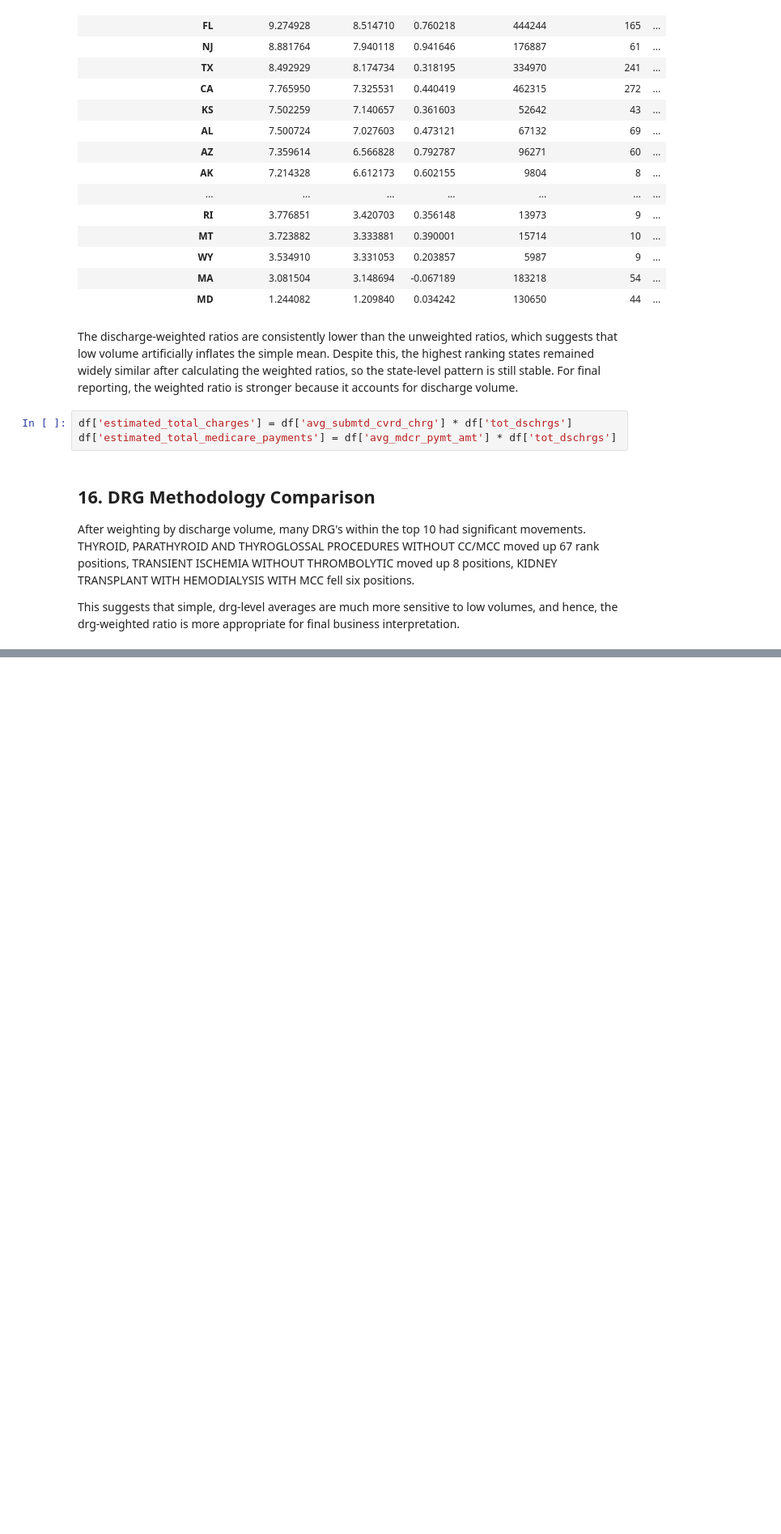
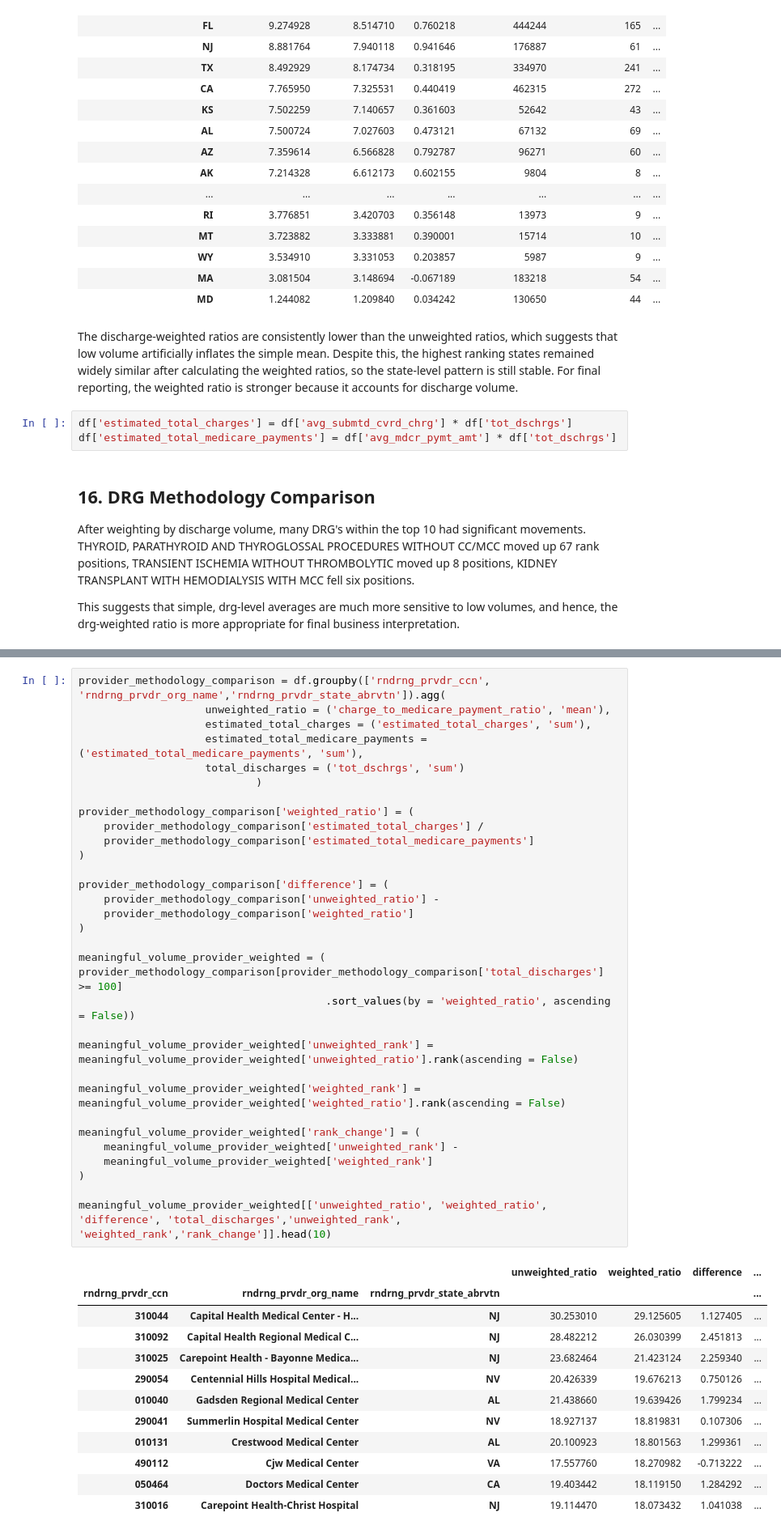
Before and after one commit to gurbaj8226/Hospital-Charge-vs-Medicare-Reimbursement-Analysis, a Jupyter notebook: notebooks/01_Data_Cleaning_and_Preparation.ipynb, the cells around one changed output, grey strips where cells are left out. Shown at 81% size. Drawn from its saved outputs; the diff is of its cells as text; blank space fills up the shorter version.

```diff
--- a/notebooks/01_Data_Cleaning_and_Preparation.ipynb
+++ b/notebooks/01_Data_Cleaning_and_Preparation.ipynb
@@ -707,0 +731,44 @@ Weighting by discharge volume changed the DRG ranking more than it changed the s
+# %%
+provider_methodology_comparison = df.groupby(['rndrng_prvdr_ccn', 'rndrng_prvdr_org_name','rndrng_prvdr_state_abrvtn']).agg(
+                    unweighted_ratio = ('charge_to_medicare_payment_ratio', 'mean'),
+                    estimated_total_charges = ('estimated_total_charges', 'sum'),
+                    estimated_total_medicare_payments = ('estimated_total_medicare_payments', 'sum'),
+                    total_discharges = ('tot_dschrgs', 'sum')
+                            )
+
+provider_methodology_comparison['weighted_ratio'] = (
+    provider_methodology_comparison['estimated_total_charges'] /
+    provider_methodology_comparison['estimated_total_medicare_payments']
+)
+
+provider_methodology_comparison['difference'] = (
+    provider_methodology_comparison['unweighted_ratio'] -
+    provider_methodology_comparison['weighted_ratio']
+)
+
+meaningful_volume_provider_weighted = ( provider_methodology_comparison[provider_methodology_comparison['total_discharges'] >= 100]
+                                       .sort_values(by = 'weighted_ratio', ascending = False))
+
+meaningful_volume_provider_weighted['unweighted_rank'] = meaningful_volume_provider_weighted['unweighted_ratio'].rank(ascending = False)
+
+meaningful_volume_provider_weighted['weighted_rank'] = meaningful_volume_provider_weighted['weighted_ratio'].rank(ascending = False)
+
+meaningful_volume_provider_weighted['rank_change'] = (
+    meaningful_volume_provider_weighted['unweighted_rank'] -
+    meaningful_volume_provider_weighted['weighted_rank']
+)
+
+meaningful_volume_provider_weighted[['unweighted_ratio', 'weighted_ratio', 'difference', 'total_discharges','unweighted_rank', 'weighted_rank','rank_change']].head(10)
+# %% [output]
+|  |  |  | unweighted_ratio | weighted_ratio | difference | ... |
+| rndrng_prvdr_ccn | rndrng_prvdr_org_name | rndrng_prvdr_state_abrvtn |  |  |  | ... |
+| 310044 | Capital Health Medical Center - H... | NJ | 30.253010 | 29.125605 | 1.127405 | ... |
+| 310092 | Capital Health Regional Medical C... | NJ | 28.482212 | 26.030399 | 2.451813 | ... |
+| 310025 | Carepoint Health - Bayonne Medica... | NJ | 23.682464 | 21.423124 | 2.259340 | ... |
+| 290054 | Centennial Hills Hospital Medical... | NV | 20.426339 | 19.676213 | 0.750126 | ... |
+| 010040 | Gadsden Regional Medical Center | AL | 21.438660 | 19.639426 | 1.799234 | ... |
+| 290041 | Summerlin Hospital Medical Center | NV | 18.927137 | 18.819831 | 0.107306 | ... |
+| 010131 | Crestwood Medical Center | AL | 20.100923 | 18.801563 | 1.299361 | ... |
+| 490112 | Cjw Medical Center | VA | 17.557760 | 18.270982 | -0.713222 | ... |
+| 050464 | Doctors Medical Center | CA | 19.403442 | 18.119150 | 1.284292 | ... |
+| 310016 | Carepoint Health-Christ Hospital | NJ | 19.114470 | 18.073432 | 1.041038 | ... |
```
Also changed, not shown: parts of 5 cells of this notebook.
